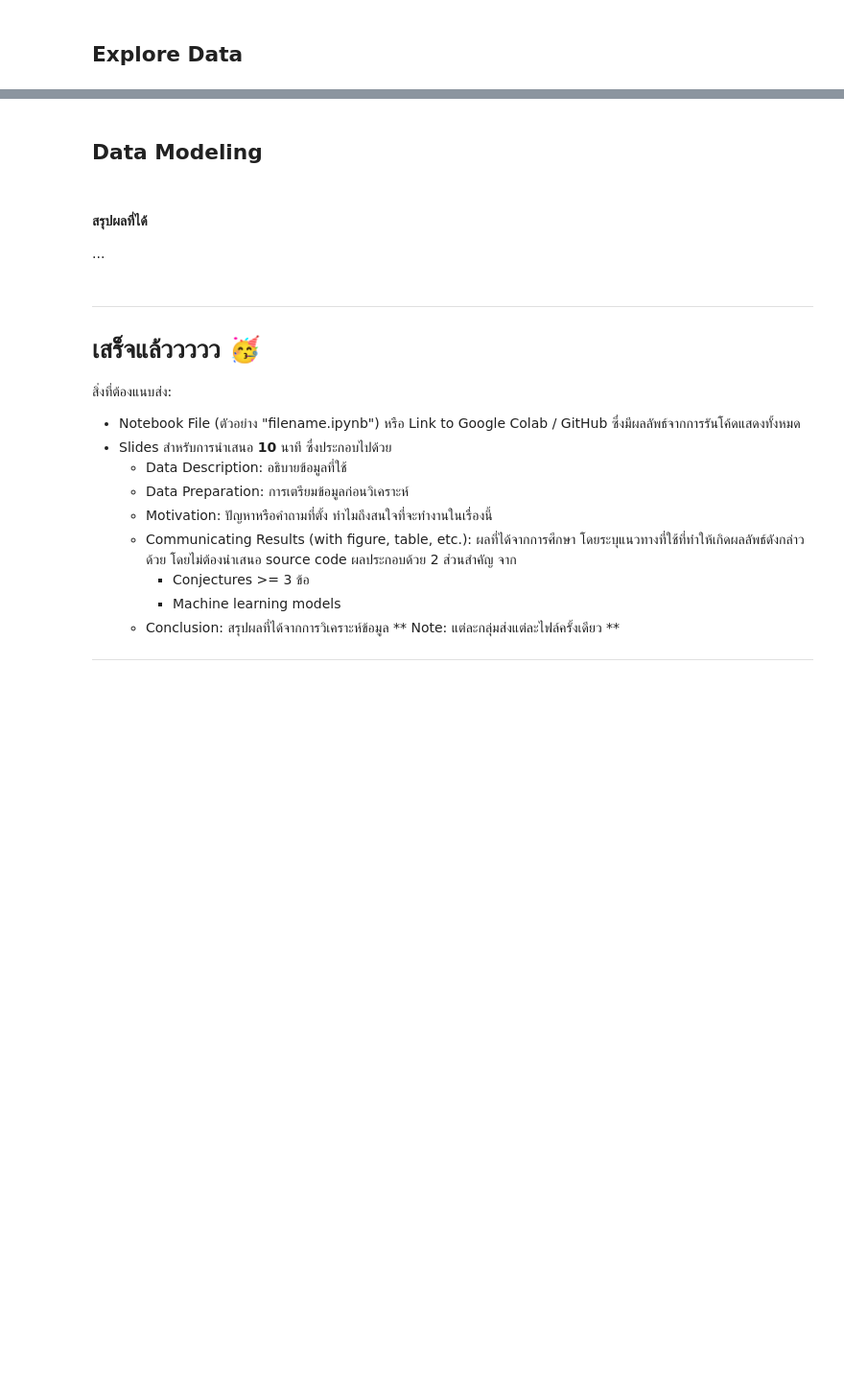
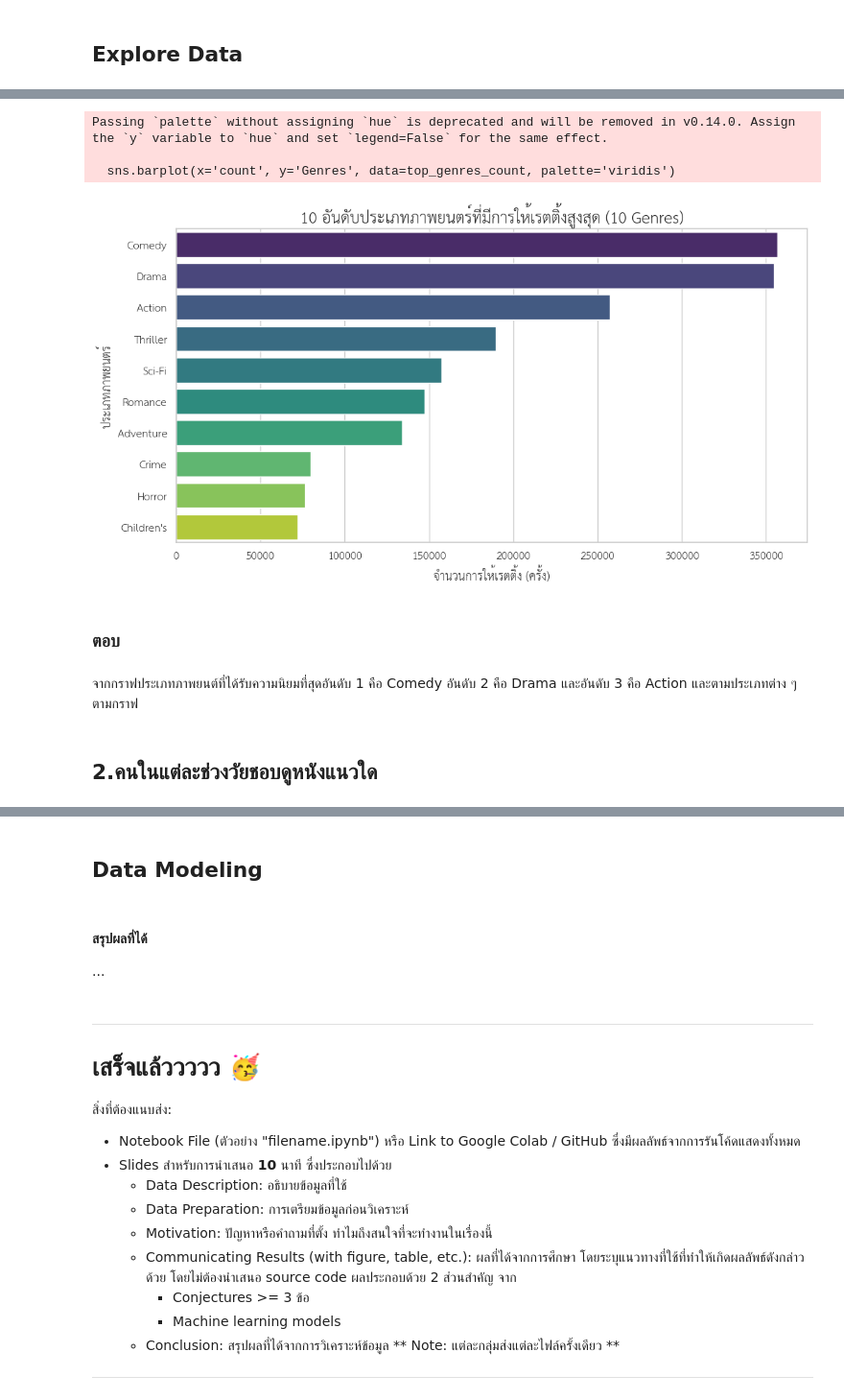
Before and after one commit to woraphonp-038-5/Project-Big-Data, a Jupyter notebook: ThaiBaan_Data_Analytics_and_Modeling.ipynb, the cells around one changed output, grey strips where cells are left out. Shown at 96% size. Cells and saved outputs as stored; diff of their text form; code cells hidden in the pictures; blank space fills up the shorter version.

```diff
--- a/ThaiBaan_Data_Analytics_and_Modeling.ipynb
+++ b/ThaiBaan_Data_Analytics_and_Modeling.ipynb
@@ -295,0 +552,29 @@ merged_df.isnull().sum()
+# %%
+import pandas as pd
+import matplotlib.pyplot as plt
+import seaborn as sns
+import matplotlib as mpl
+# ตั้งค่าให้แสดงผลในรูปแบบที่สวยงามของ Seaborn
+sns.set_theme(style="whitegrid")
+
+!wget -q https://github.com/Phonbopit/sarabun-webfont/raw/master/fonts/thsarabunnew-webfont.ttf
+
+# ตั้งค่าให้รองรับภาษาไทยใน Matplotlib
+plt.rcParams['font.family'] = 'Tahoma' # ใช้ Tahoma หรือ 'Sarabun' ถ้าติดตั้งไว้
+plt.rcParams['axes.unicode_minus'] = False # แก้ปัญหาเครื่องหมายลบเพี้ยน
+mpl.font_manager.fontManager.addfont('thsarabunnew-webfont.ttf')
+mpl.rc('font', family='TH Sarabun New')
+# %%
+df_exploded = merged_df.assign(Genres=merged_df['Genres'].str.split('|')).explode('Genres')
+genre_summary_total = df_exploded.groupby('Genres').agg(
+    rating_mean=('Rating', 'mean'),
+    count=('Rating', 'count')
+).reset_index()
+
+# จัดเรียงตามจำนวนการให้เรตติ้งจากมากไปน้อย
+genre_summary_total_by_count = genre_summary_total.sort_values(
+    by='count', ascending=False
+).head(10)
+
+print("\n** 10 อันดับแรกตามจำนวนการให้เรตติ้ง **")
+display(genre_summary_total_by_count)
@@ -295,0 +594,23 @@ merged_df.isnull().sum()
+# %%
+# ใช้ผลลัพธ์จาก "ส่วนที่ 2: วิเคราะห์ความนิยมโดยรวม" (genre_summary_total)
+# กรองเอาแค่แนวหนังหลักๆ ที่มีการให้เรตติ้งสูง
+top_n = 10
+top_genres_count = genre_summary_total.sort_values(by='count', ascending=False).head(top_n)
+
+plt.figure(figsize=(12, 6))
+sns.barplot(x='count', y='Genres', data=top_genres_count, palette='viridis')
+plt.title(f'10 อันดับประเภทภาพยนตร์ที่มีการให้เรตติ้งสูงสุด ({top_n} Genres)', fontsize=16)
+plt.xlabel('จำนวนการให้เรตติ้ง (ครั้ง)', fontsize=12)
+plt.ylabel('ประเภทภาพยนตร์', fontsize=12)
+plt.show()
+# %% [output]
+Passing `palette` without assigning `hue` is deprecated and will be removed in v0.14.0. Assign the `y` variable to `hue` and set `legend=False` for the same effect.
+
+  sns.barplot(x='count', y='Genres', data=top_genres_count, palette='viridis')
+[figure, added]
+# %% [markdown]
+### ตอบ
+# %% [markdown]
+ จากกราฟประเภทภาพยนต์ที่ได้รับความนิยมที่สุดอันดับ 1 คือ Comedy อันดับ 2 คือ Drama และอันดับ 3 คือ Action และตามประเภทต่าง ๆ ตามกราฟ
+# %% [markdown]
+## 2.คนในแต่ละช่วงวัยชอบดูหนังแนวใด
```
Also changed, not shown: parts of 29 cells of this notebook.
